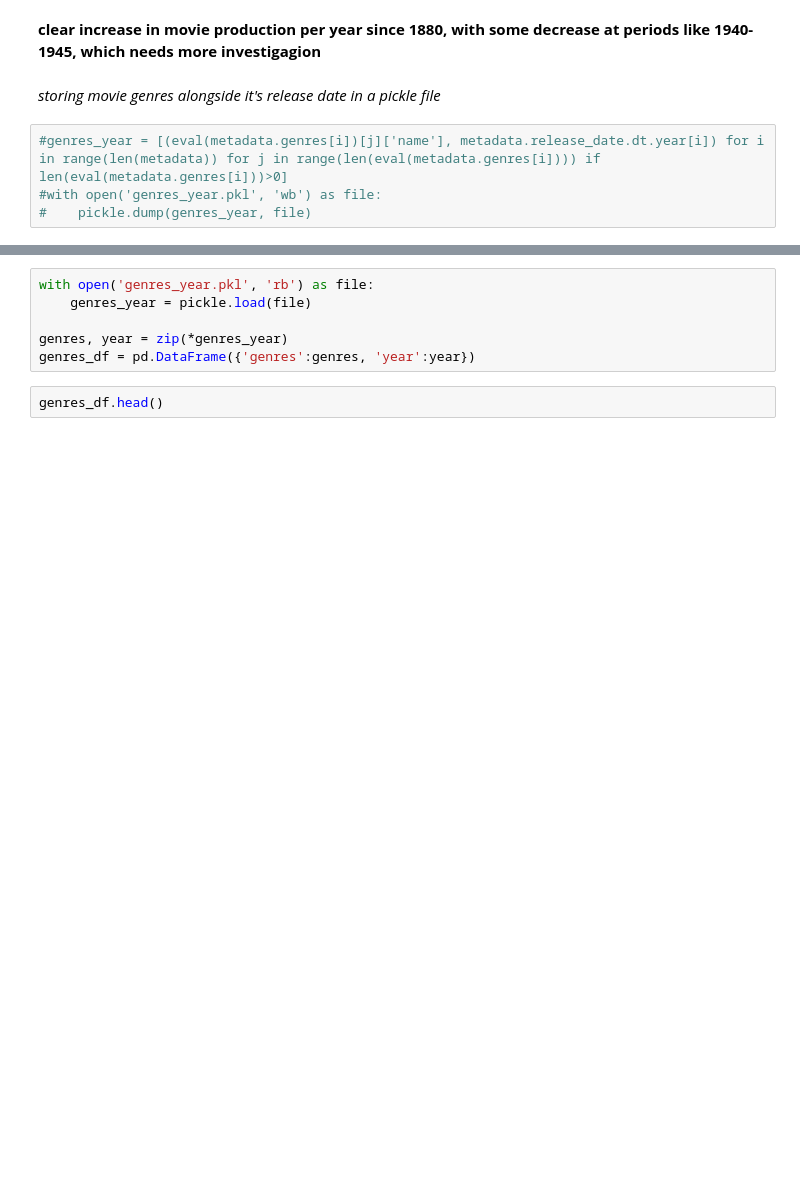
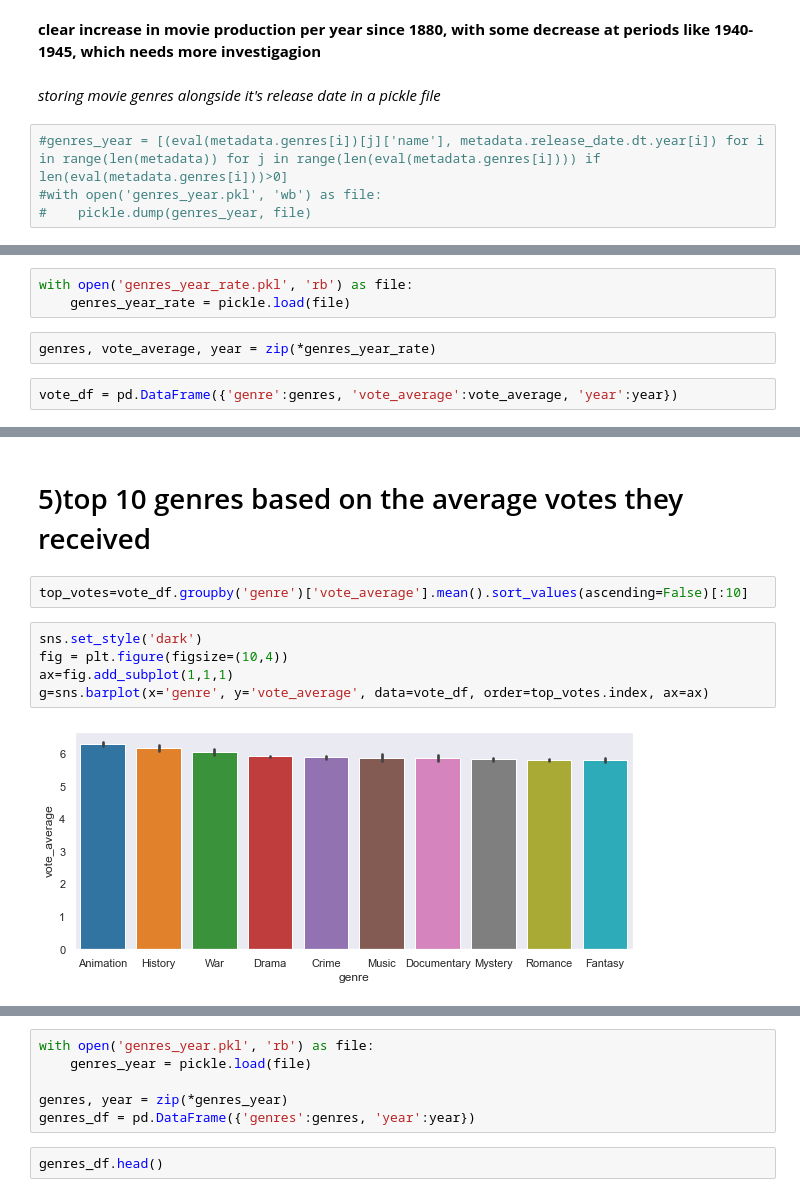
Before and after one commit to amir2520/Springboard, a Jupyter notebook: Capstone Project 1/Exploratory Data Analysis.ipynb, the cells around one changed output, grey strips where cells are left out. Cells and saved outputs as stored; diff of their text form; blank space fills up the shorter version.

Commit message:
EDA 2nd version, adding more plots

```diff
--- a/Capstone Project 1/Exploratory Data Analysis.ipynb
+++ b/Capstone Project 1/Exploratory Data Analysis.ipynb
@@ -174,0 +179,7 @@ plt.grid(True)
+# %%
+with open('genres_year_rate.pkl', 'rb') as file:
+    genres_year_rate = pickle.load(file)
+# %%
+genres, vote_average, year = zip(*genres_year_rate)
+# %%
+vote_df = pd.DataFrame({'genre':genres, 'vote_average':vote_average, 'year':year})
@@ -174,0 +195,11 @@ plt.grid(True)
+# %% [markdown]
+# 5)top 10 genres based on the average votes they received
+# %%
+top_votes=vote_df.groupby('genre')['vote_average'].mean().sort_values(ascending=False)[:10]
+# %%
+sns.set_style('dark')
+fig = plt.figure(figsize=(10,4))
+ax=fig.add_subplot(1,1,1)
+g=sns.barplot(x='genre', y='vote_average', data=vote_df, order=top_votes.index, ax=ax)
+# %% [output]
+[figure, added]
```
Also changed, not shown: parts of 14 cells of this notebook.
